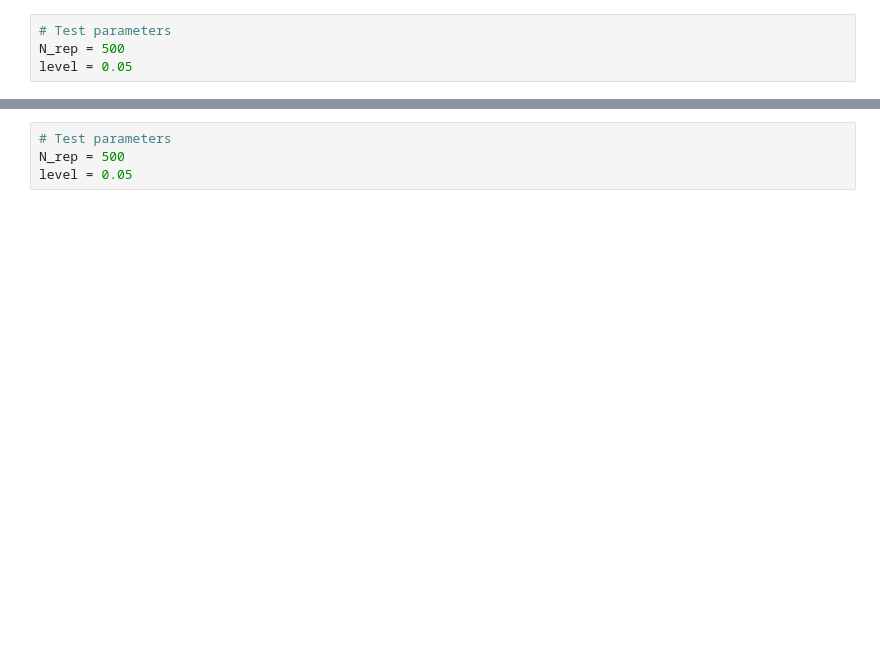
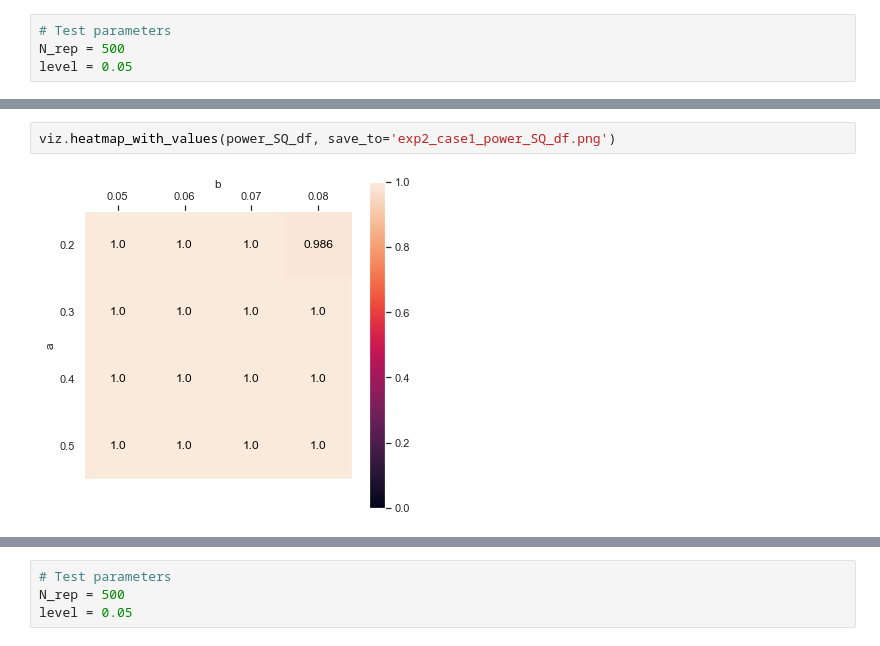
Before and after one commit to louiscam/SBM_phase_transition, a Jupyter notebook: experiment_2.ipynb, the cells around one changed output, grey strips where cells are left out. Drawn from its saved outputs; the diff is of its cells as text; blank space fills up the shorter version.

```diff
--- a/experiment_2.ipynb
+++ b/experiment_2.ipynb
@@ -82,0 +83,4 @@ np.random.seed(seed=13)
+# %%
+viz.heatmap_with_values(power_SQ_df, save_to='exp2_case1_power_SQ_df.png')
+# %% [output]
+[figure, added]
```
Also changed, not shown: parts of 39 cells of this notebook, 31 other files.
